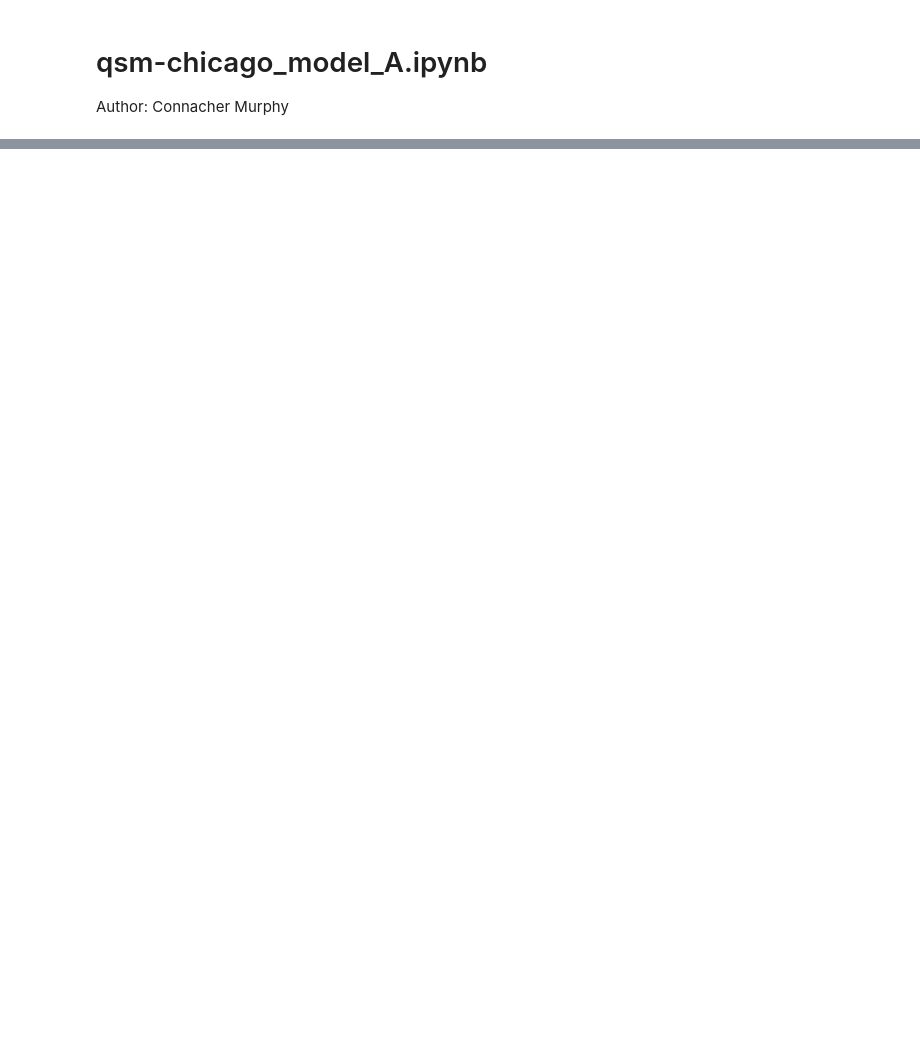
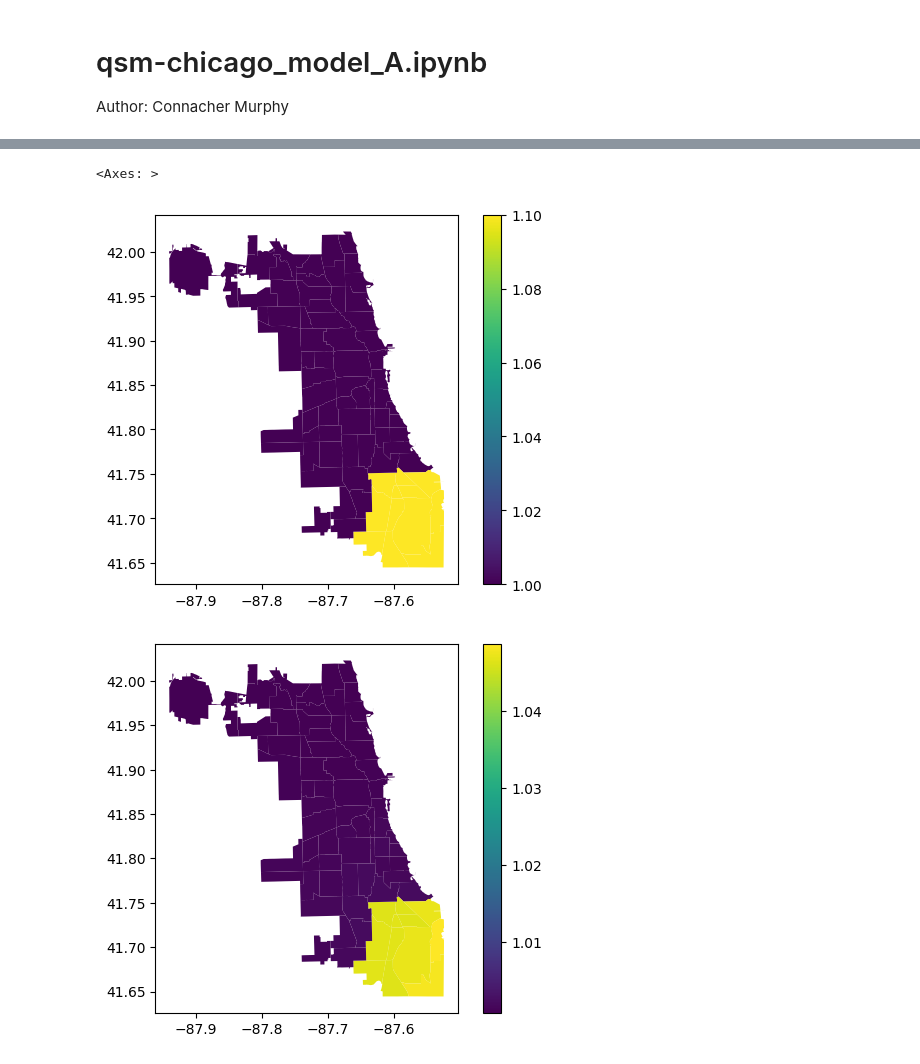
Before and after one commit to connachermurphy/qsm-chicago, a Jupyter notebook: analysis/qsm_chicago_model_A.ipynb, the cells around one changed output, grey strips where cells are left out. Drawn from its saved outputs; the diff is of its cells as text; code cells hidden in the pictures; blank space fills up the shorter version.

```diff
--- a/analysis/qsm_chicago_model_A.ipynb
+++ b/analysis/qsm_chicago_model_A.ipynb
@@ -29,0 +153,14 @@ alpha = 0.6
+# %%
+# Unit test
+# calc_Z should return all zeros if we guess the correct wage changes
+# We can set all parameter proportional changes to 1 (no changes) and check
+# that a vector of unchanged wages is an equilibrium
+w_tilde = np.ones((1, K)) # use the second index to follow tilde(w)_n notation
+A_hat = np.ones((1, K))
+H_hat = np.ones((K, 1))
+kappa_hat = np.ones((K, K))
+H_hat = np.ones((K, 1))
+
+print(
+    calc_Z(w_tilde, theta, alpha, pi, H, L, A_hat, kappa_hat, H_hat)
+)
@@ -52,7 +205,0 @@ def cal_Z(w_tilde, theta, alpha, pi_init, A_hat):
-# %%
-# Unit test
-w_tilde = np.ones(K).reshape(K, 1)
-
-A_hat = np.ones(K).reshape(K, 1)
-
-cal_Z(w_tilde, theta, alpha, pi, A_hat)
@@ -60,0 +208,3 @@ cal_Z(w_tilde, theta, alpha, pi, A_hat)
+# %%
+A_hat[:,far_southeast_indices] = 1.1
+w_hat = solve_counterfactual(theta, alpha, pi, H, L, A_hat, kappa_hat, H_hat)
@@ -60,0 +229,25 @@ cal_Z(w_tilde, theta, alpha, pi, A_hat)
+# %%
+df_hat = pd.DataFrame(
+    np.column_stack((
+        w_hat.reshape((K)), A_hat.reshape((K))
+    )),
+    columns=['w_hat', 'A_hat']
+)
+
+df_hat['id'] = df_hat.index + 1
+
+df_hat_shp = neighborhoods_shp.merge(
+    df_hat, on='id'
+)
+
+df_hat_shp.plot(column='A_hat', legend=True)
+
+df_hat_shp.plot(column='w_hat', legend=True)
+
+df_hat_shp[df_hat_shp['far_southeast'] == 0].plot(column='w_hat', legend=True)
+
+# Create censored version!
+# %% [output]
+<Axes: >
+[figure, added]
+[figure, added]
```
Also changed, not shown: parts of 17 cells of this notebook, 13 other files.
